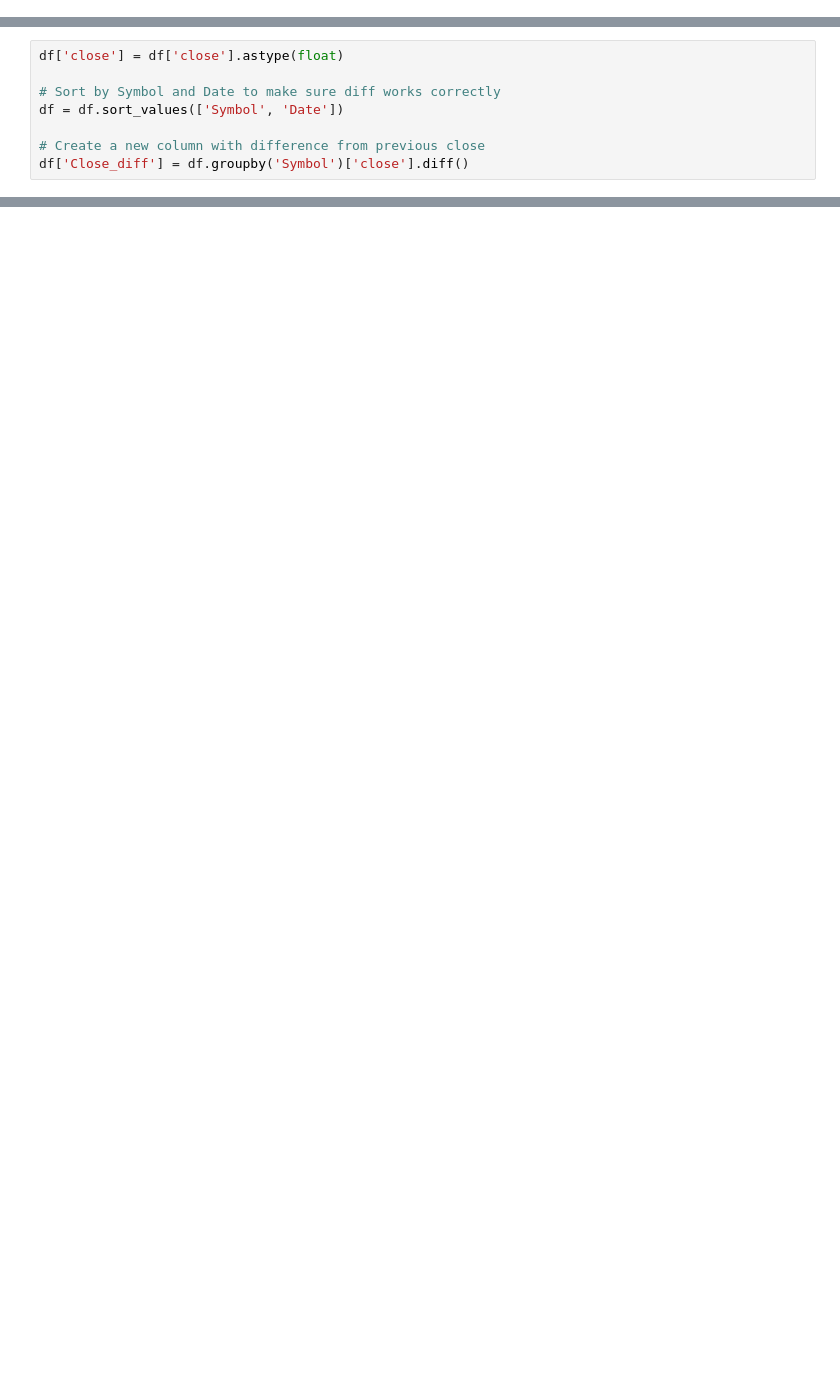
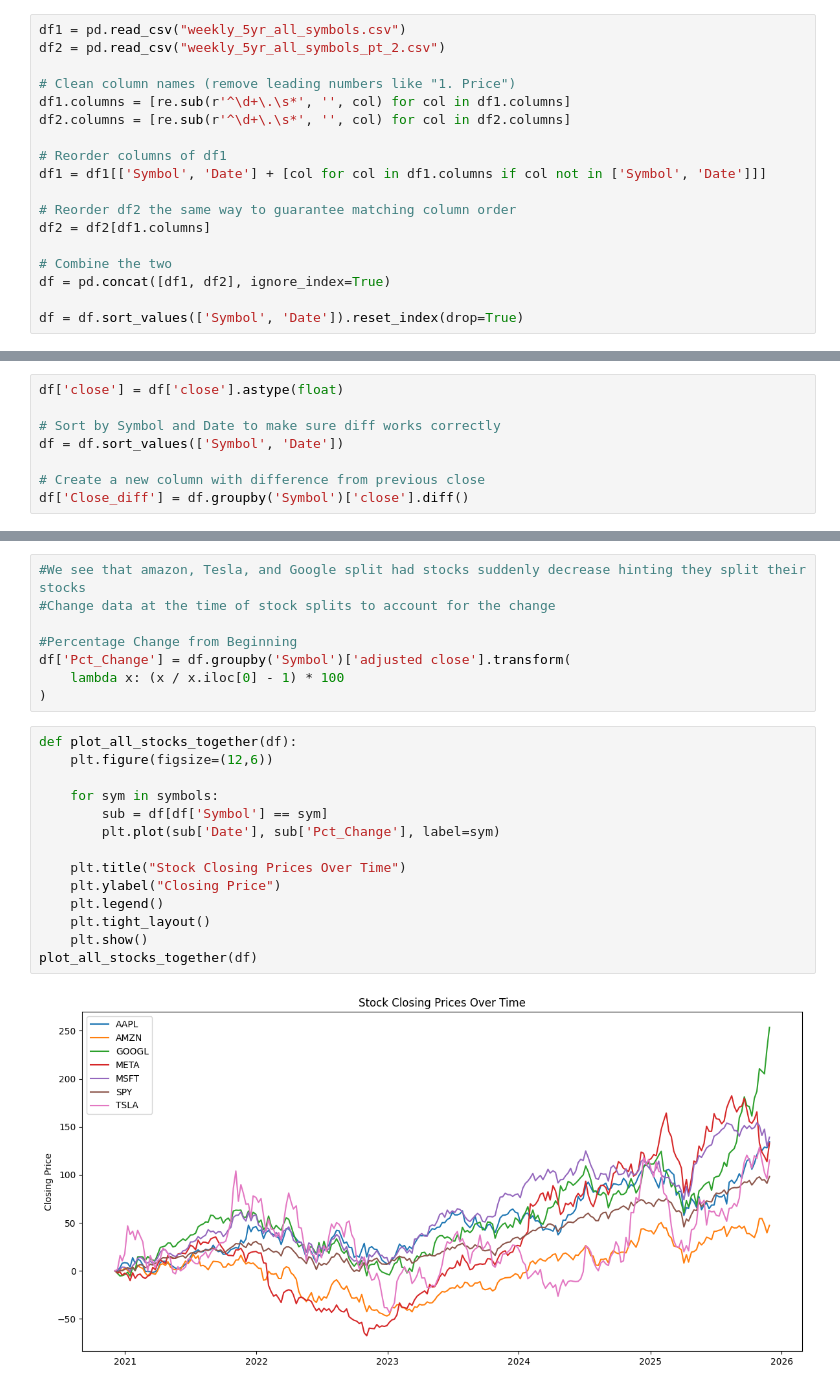
Before and after one commit to chamiltonb8/final_project, a Jupyter notebook: code.ipynb, the cells around one changed output, grey strips where cells are left out. Saved outputs shown, nothing was run; the diff lists cells and outputs as text; blank space fills up the shorter version.

```diff
--- a/code.ipynb
+++ b/code.ipynb
@@ -74,5 +69,23 @@ Error for GOOGL: {'Information': 'We have detected your API key as 82FA7IZU56NKJ
 Downloading weekly data for AMZN...
 Downloading weekly data for META...
+# %%
+df1 = pd.read_csv("weekly_5yr_all_symbols.csv")
+df2 = pd.read_csv("weekly_5yr_all_symbols_pt_2.csv")
+
+# Clean column names (remove leading numbers like "1. Price")
+df1.columns = [re.sub(r'^\d+\.\s*', '', col) for col in df1.columns]
+df2.columns = [re.sub(r'^\d+\.\s*', '', col) for col in df2.columns]
+
+# Reorder columns of df1
+df1 = df1[['Symbol', 'Date'] + [col for col in df1.columns if col not in ['Symbol', 'Date']]]
+
+# Reorder df2 the same way to guarantee matching column order
+df2 = df2[df1.columns]
+
+# Combine the two
+df = pd.concat([df1, df2], ignore_index=True)
+
+df = df.sort_values(['Symbol', 'Date']).reset_index(drop=True)
 # %%
 if all_data:
     df = pd.concat(all_data)
@@ -108,0 +157,24 @@ df.head()
+# %%
+#We see that amazon, Tesla, and Google split had stocks suddenly decrease hinting they split their stocks
+#Change data at the time of stock splits to account for the change
+
+#Percentage Change from Beginning
+df['Pct_Change'] = df.groupby('Symbol')['adjusted close'].transform(
+    lambda x: (x / x.iloc[0] - 1) * 100
+)
+# %%
+def plot_all_stocks_together(df):
+    plt.figure(figsize=(12,6))
+
+    for sym in symbols:
+        sub = df[df['Symbol'] == sym]
+        plt.plot(sub['Date'], sub['Pct_Change'], label=sym)
+
+    plt.title("Stock Closing Prices Over Time")
+    plt.ylabel("Closing Price")
+    plt.legend()
+    plt.tight_layout()
+    plt.show()
+plot_all_stocks_together(df)
+# %% [output]
+[figure, added]
```
Also changed, not shown: parts of 11 cells of this notebook, 13 other files.
